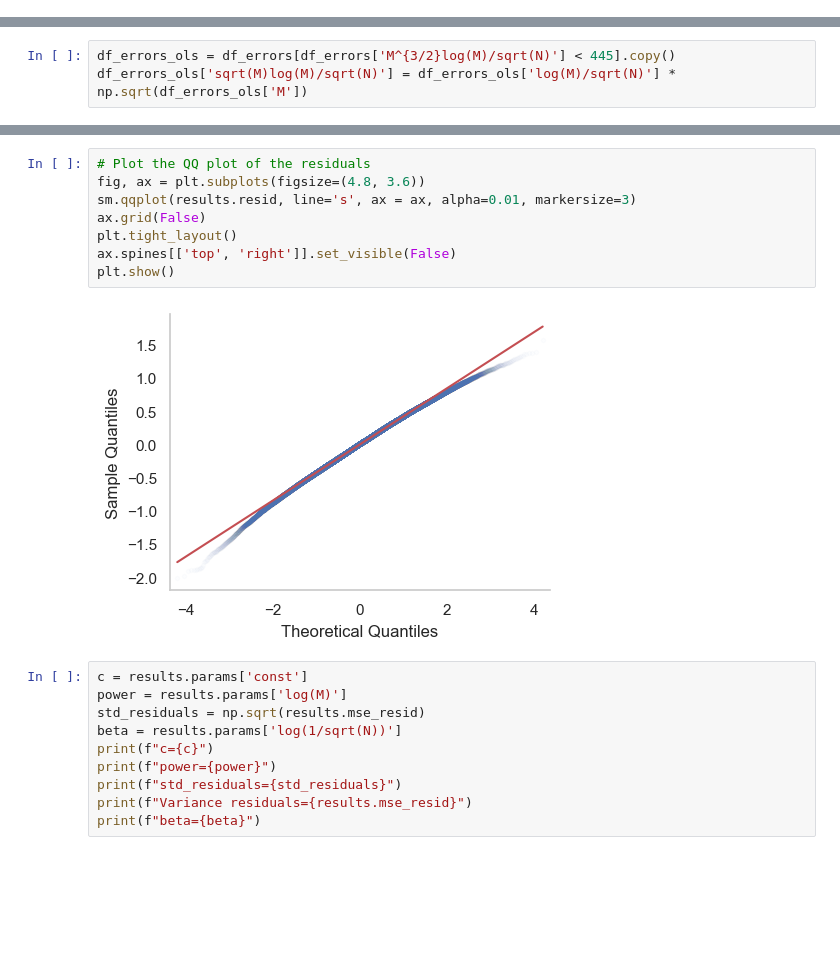
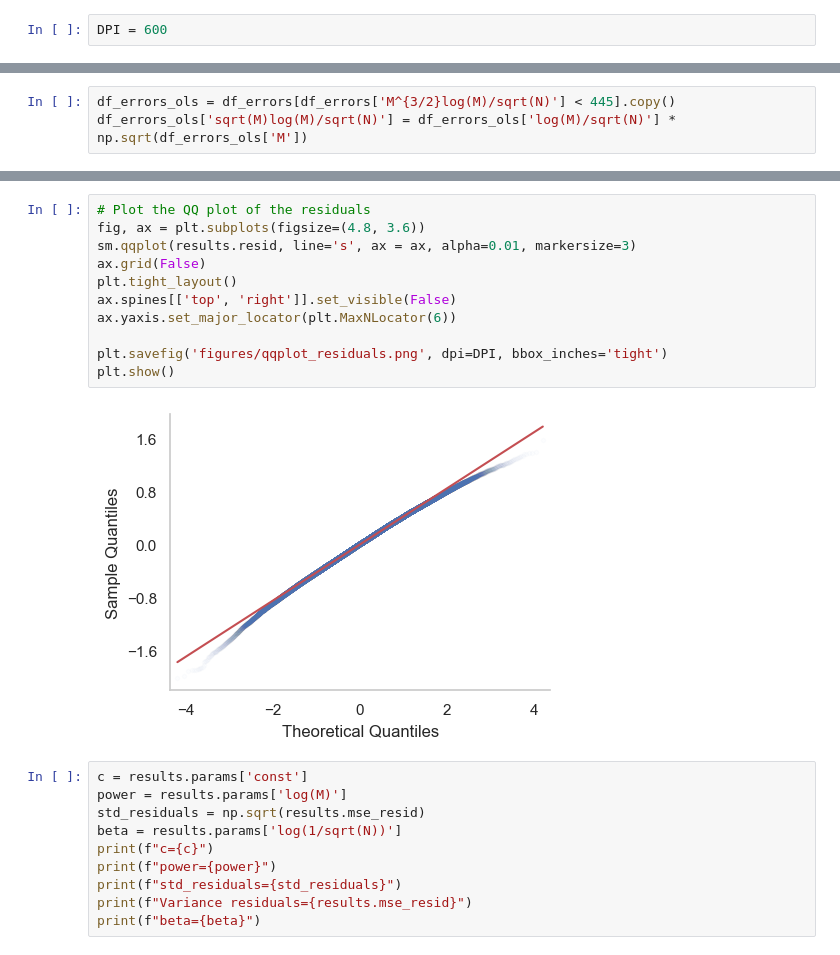
Before and after one commit to kvanarem42/xthreat-error-quantification, a Jupyter notebook: paper-2026/4-investigate-results/s4.1-distribution-model-error/distribution_fitting.ipynb, the cells around one changed output, grey strips where cells are left out. Saved outputs shown, nothing was run; the diff lists cells and outputs as text; blank space fills up the shorter version.

Commit message:
Update the figures for better layout in papers

```diff
--- a/paper-2026/4-investigate-results/s4.1-distribution-model-error/distribution_fitting.ipynb
+++ b/paper-2026/4-investigate-results/s4.1-distribution-model-error/distribution_fitting.ipynb
@@ -12,5 +12,7 @@ from matplotlib.ticker import FuncFormatter
 
 sns.set_theme(style='whitegrid')
+# %%
+DPI = 600
 # %% [markdown]
 # Import the data
 # %%
@@ -276,13 +637,16 @@ Notes:
 # %%
 # Plot the QQ plot of the residuals
 fig, ax = plt.subplots(figsize=(4.8, 3.6))
 sm.qqplot(results.resid, line='s', ax = ax, alpha=0.01, markersize=3)
 ax.grid(False)
 plt.tight_layout()
 ax.spines[['top', 'right']].set_visible(False)
+ax.yaxis.set_major_locator(plt.MaxNLocator(6))
+
+plt.savefig('figures/qqplot_residuals.png', dpi=DPI, bbox_inches='tight')
 plt.show()
 # %% [output]
-[figure, old version]
+[figure, new version]
 # %%
 c = results.params['const']
 power = results.params['log(M)']
```
Also changed, not shown: parts of 4 cells of this notebook, 18 other files.
